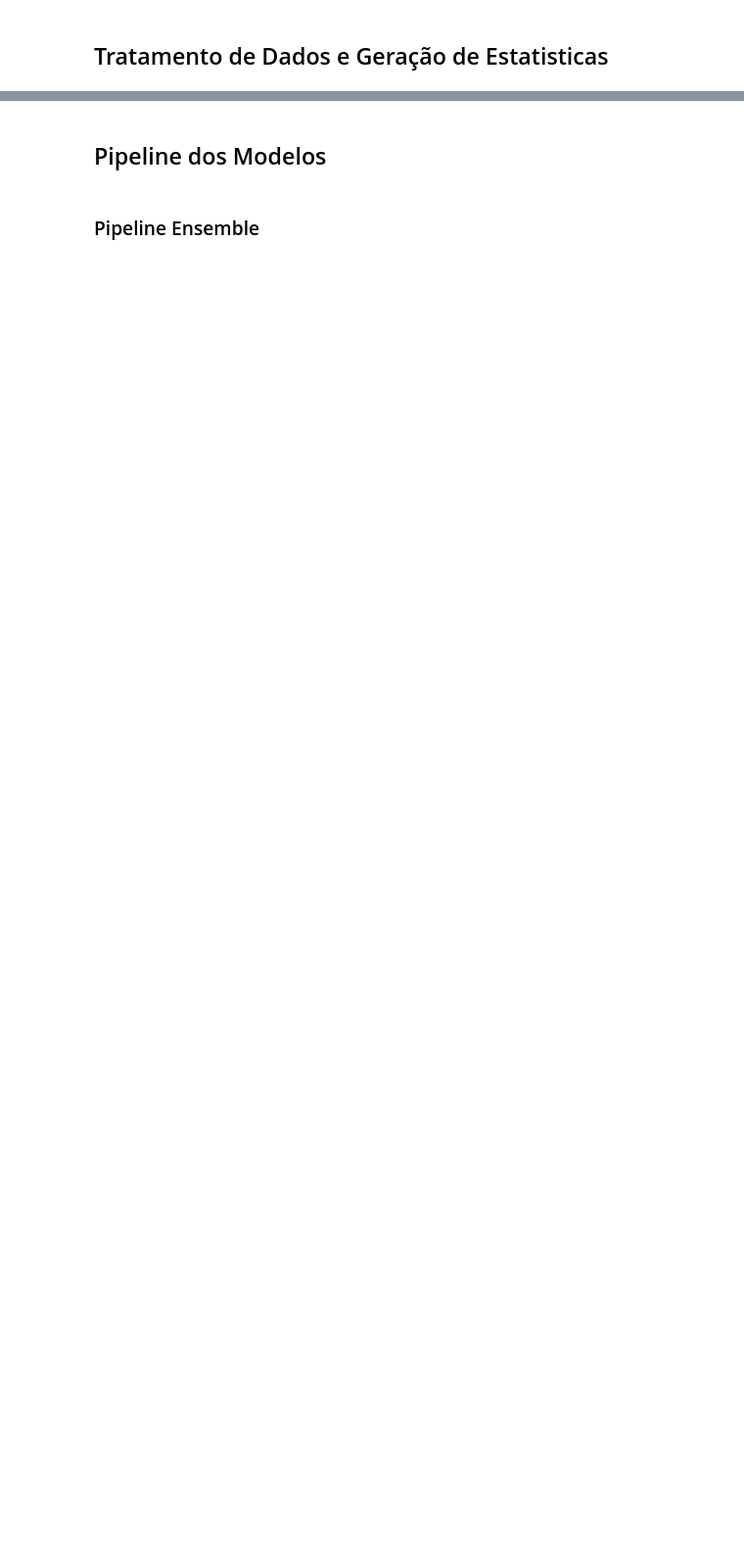
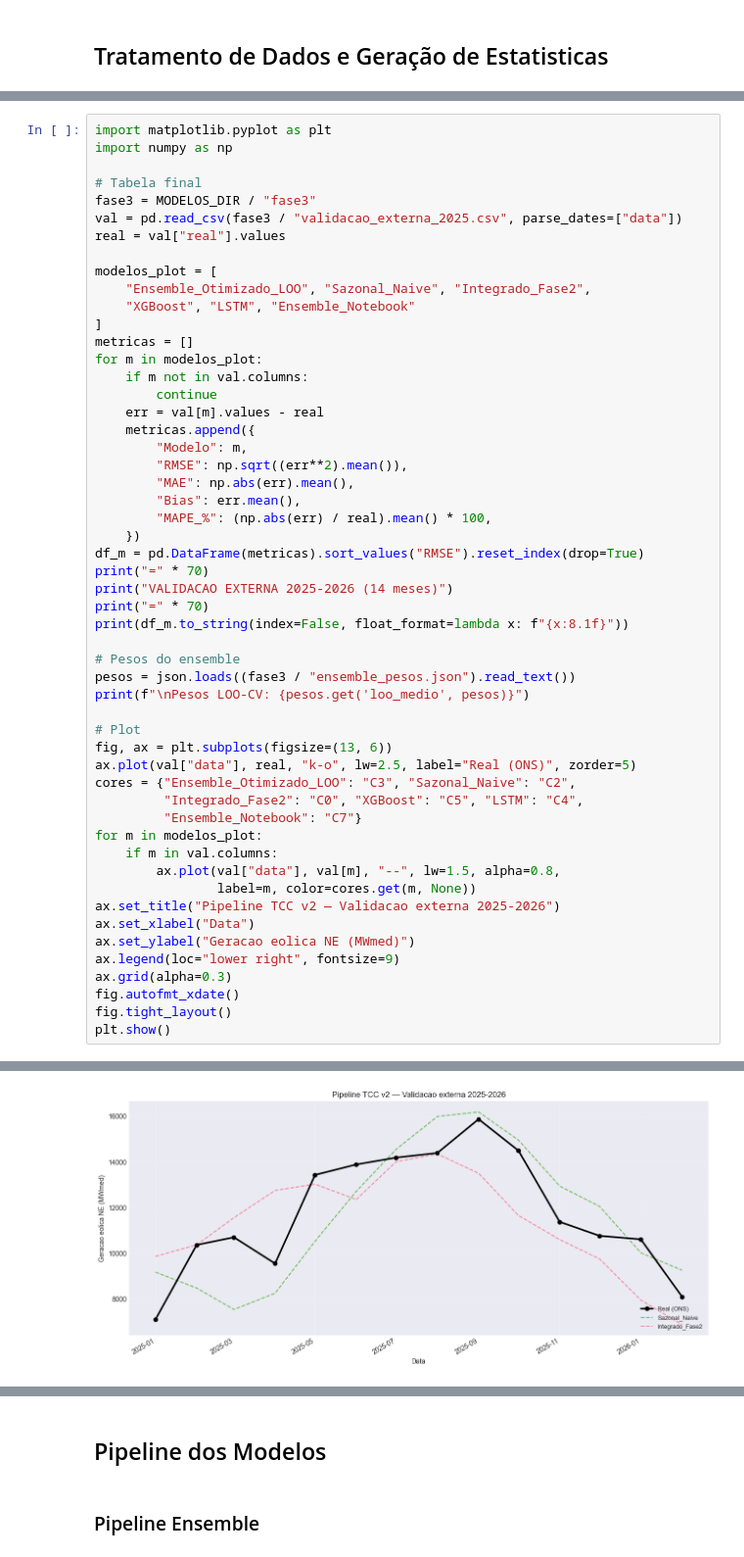
Before and after one commit to guguriedel/IC_EolicPrediction, a Jupyter notebook: pipeline_previsao.ipynb, the cells around one changed output, grey strips where cells are left out. Shown at 98% size. Saved outputs shown, nothing was run; the diff lists cells and outputs as text; blank space fills up the shorter version.

```diff
--- a/pipeline_previsao.ipynb
+++ b/pipeline_previsao.ipynb
@@ -2135,0 +2308,54 @@ EDA COMPLETA!
+# %%
+import matplotlib.pyplot as plt
+import numpy as np
+
+# Tabela final
+fase3 = MODELOS_DIR / "fase3"
+val = pd.read_csv(fase3 / "validacao_externa_2025.csv", parse_dates=["data"])
+real = val["real"].values
+
+modelos_plot = [
+    "Ensemble_Otimizado_LOO", "Sazonal_Naive", "Integrado_Fase2",
+    "XGBoost", "LSTM", "Ensemble_Notebook"
+]
+metricas = []
+for m in modelos_plot:
+    if m not in val.columns:
+        continue
+    err = val[m].values - real
+    metricas.append({
+        "Modelo": m,
+        "RMSE": np.sqrt((err**2).mean()),
+        "MAE": np.abs(err).mean(),
+        "Bias": err.mean(),
+        "MAPE_%": (np.abs(err) / real).mean() * 100,
+    })
+df_m = pd.DataFrame(metricas).sort_values("RMSE").reset_index(drop=True)
+print("=" * 70)
+print("VALIDACAO EXTERNA 2025-2026 (14 meses)")
+print("=" * 70)
+print(df_m.to_string(index=False, float_format=lambda x: f"{x:8.1f}"))
+
+# Pesos do ensemble
+pesos = json.loads((fase3 / "ensemble_pesos.json").read_text())
+print(f"\nPesos LOO-CV: {pesos.get('loo_medio', pesos)}")
+
+# Plot
+fig, ax = plt.subplots(figsize=(13, 6))
+ax.plot(val["data"], real, "k-o", lw=2.5, label="Real (ONS)", zorder=5)
+cores = {"Ensemble_Otimizado_LOO": "C3", "Sazonal_Naive": "C2",
+         "Integrado_Fase2": "C0", "XGBoost": "C5", "LSTM": "C4",
+         "Ensemble_Notebook": "C7"}
+for m in modelos_plot:
+    if m in val.columns:
+        ax.plot(val["data"], val[m], "--", lw=1.5, alpha=0.8,
+                label=m, color=cores.get(m, None))
+ax.set_title("Pipeline TCC v2 — Validacao externa 2025-2026")
+ax.set_xlabel("Data")
+ax.set_ylabel("Geracao eolica NE (MWmed)")
+ax.legend(loc="lower right", fontsize=9)
+ax.grid(alpha=0.3)
+fig.autofmt_xdate()
+fig.tight_layout()
+plt.show()
+# %% [output]
@@ -2135,0 +2370 @@ EDA COMPLETA!
+[figure, added]
```
Also changed, not shown: parts of 25 cells of this notebook, 31 other files.
